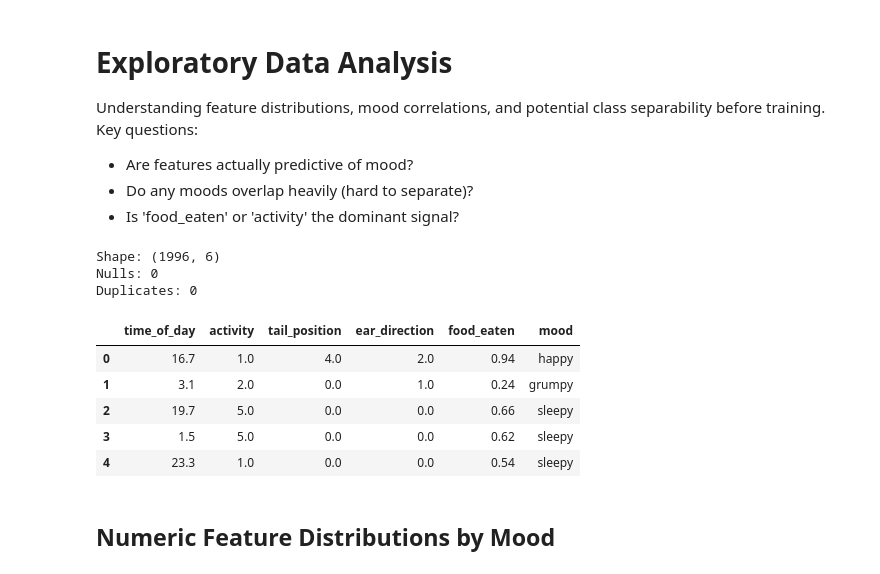
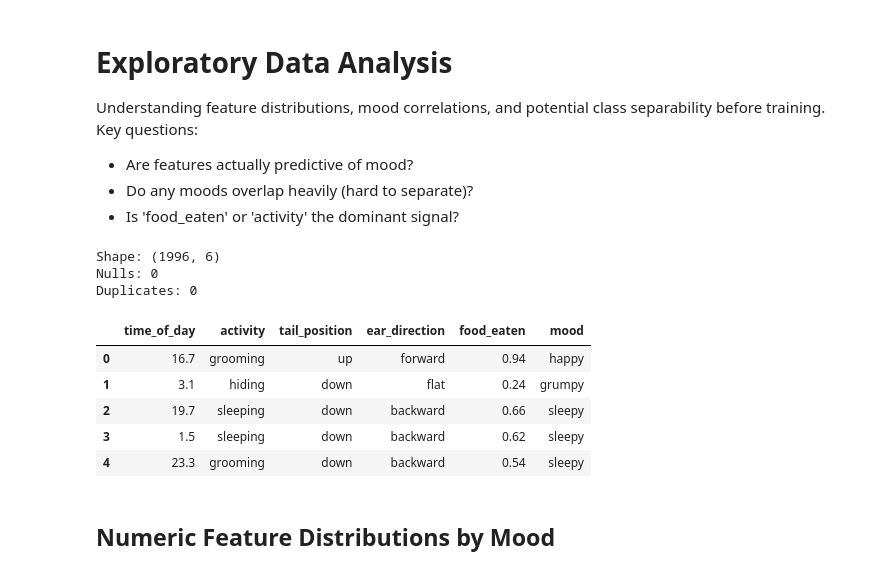
Before and after one commit to Melmonster13/ai-cat-companion, a Jupyter notebook: notebooks/02_eda_pandas.ipynb, the cells around one changed output. Cells and saved outputs as stored; diff of their text form; code cells hidden in the pictures.

```diff
--- a/notebooks/02_eda_pandas.ipynb
+++ b/notebooks/02_eda_pandas.ipynb
@@ -7,30 +7,30 @@ Understanding feature distributions, mood correlations, and potential class sepa
 - Is 'food_eaten' or 'activity' the dominant signal?
 # %%
 import sys
-sys.path.insert(0, "../..")
+sys.path.insert(0, "..")
 
 import pandas as pd
 import matplotlib.pyplot as plt
 import seaborn as sns
 from src.data.preprocess import load_and_clean, CATEGORICAL_COLS, NUMERIC_COLS
 
 sns.set_theme(style="whitegrid", palette="muted")
 df = load_and_clean(path="../data/raw/cat_behavior_synthetic.csv")
 
 print(f"Shape: {df.shape}")
 print(f"Nulls: {df.isnull().sum().sum()}")
 print(f"Duplicates: {df.duplicated().sum()}")
 df.head()
 # %% [output]
 Shape: (1996, 6)
 Nulls: 0
 Duplicates: 0
 |  | time_of_day | activity | tail_position | ear_direction | food_eaten | mood |
-| 0 | 16.7 | 1.0 | 4.0 | 2.0 | 0.94 | happy |
-| 1 | 3.1 | 2.0 | 0.0 | 1.0 | 0.24 | grumpy |
-| 2 | 19.7 | 5.0 | 0.0 | 0.0 | 0.66 | sleepy |
-| 3 | 1.5 | 5.0 | 0.0 | 0.0 | 0.62 | sleepy |
-| 4 | 23.3 | 1.0 | 0.0 | 0.0 | 0.54 | sleepy |
+| 0 | 16.7 | grooming | up | forward | 0.94 | happy |
+| 1 | 3.1 | hiding | down | flat | 0.24 | grumpy |
+| 2 | 19.7 | sleeping | down | backward | 0.66 | sleepy |
+| 3 | 1.5 | sleeping | down | backward | 0.62 | sleepy |
+| 4 | 23.3 | grooming | down | backward | 0.54 | sleepy |
 # %% [markdown]
 ## Numeric Feature Distributions by Mood
 # %%
```
Also changed, not shown: parts of 2 cells of this notebook.
